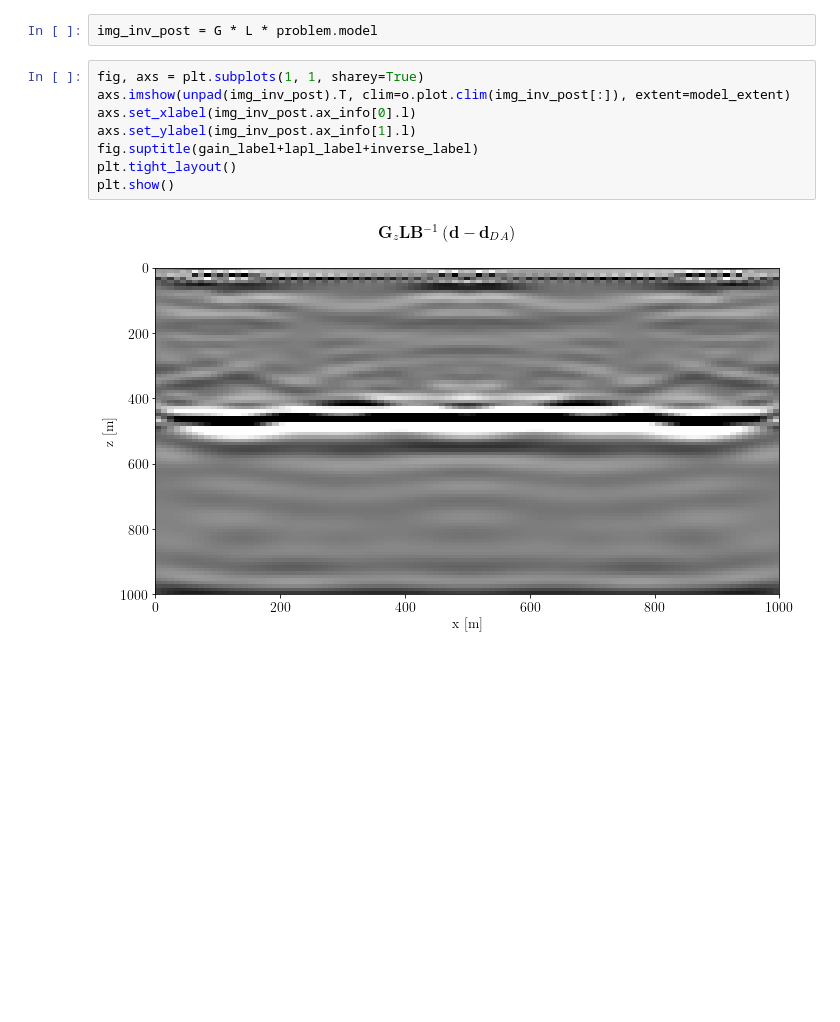
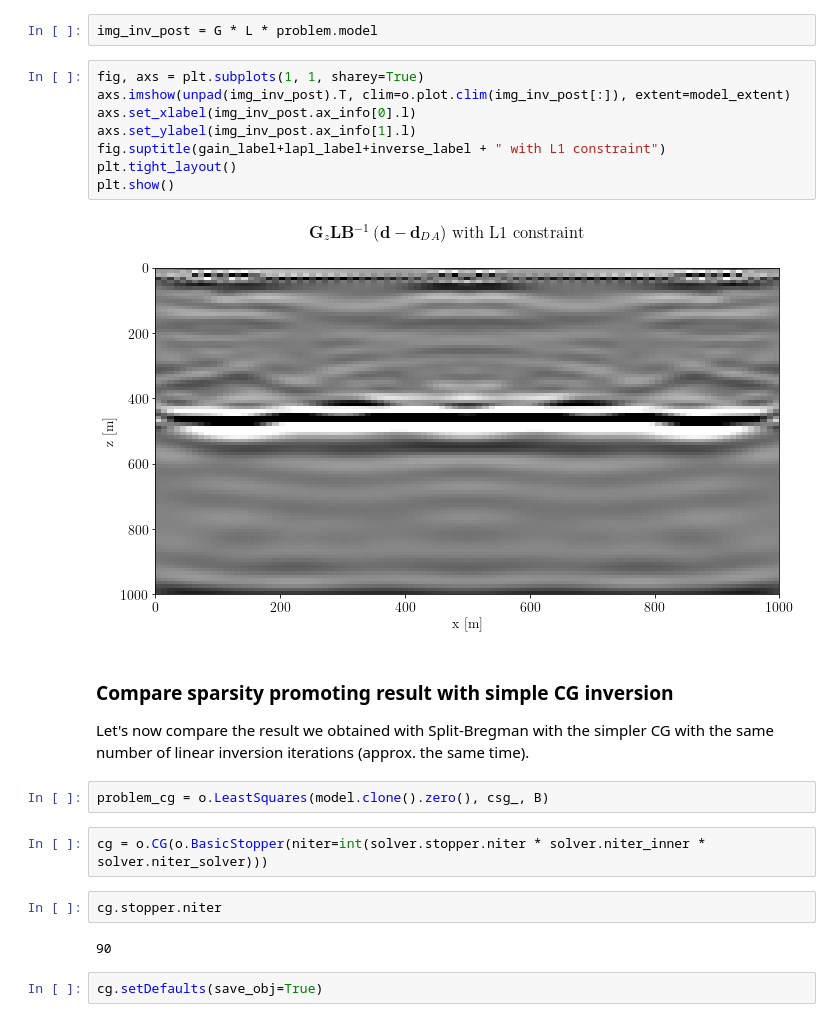
Before and after one commit to fpicetti/occamypy, a Jupyter notebook: tutorials/2D LS-RTM with devito, dask, and regularizers.ipynb, the cells around one changed output. Drawn from its saved outputs; the diff is of its cells as text; blank space fills up the shorter version.

Commit message:
Added CG inversion for distributed LS-RTM

```diff
--- a/tutorials/2D LS-RTM with devito, dask, and regularizers.ipynb
+++ b/tutorials/2D LS-RTM with devito, dask, and regularizers.ipynb
@@ -344,10 +347,24 @@ img_inv_post = G * L * problem.model
 # %%
 fig, axs = plt.subplots(1, 1, sharey=True)
 axs.imshow(unpad(img_inv_post).T, clim=o.plot.clim(img_inv_post[:]), extent=model_extent)
 axs.set_xlabel(img_inv_post.ax_info[0].l)
 axs.set_ylabel(img_inv_post.ax_info[1].l)
-fig.suptitle(gain_label+lapl_label+inverse_label)
+fig.suptitle(gain_label+lapl_label+inverse_label + " with L1 constraint")
 plt.tight_layout()
 plt.show()
 # %% [output]
-[figure, old version]
+[figure, new version]
+# %% [markdown]
+### Compare sparsity promoting result with simple CG inversion
+
+Let's now compare the result we obtained with Split-Bregman with the simpler CG with  the same number of linear inversion iterations (approx. the same time).
+# %%
+problem_cg = o.LeastSquares(model.clone().zero(), csg_, B)
+# %%
+cg = o.CG(o.BasicStopper(niter=int(solver.stopper.niter * solver.niter_inner * solver.niter_solver)))
+# %%
+cg.stopper.niter
+# %% [output]
+90
+# %%
+cg.setDefaults(save_obj=True)
```
Also changed, not shown: parts of 5 cells of this notebook.
